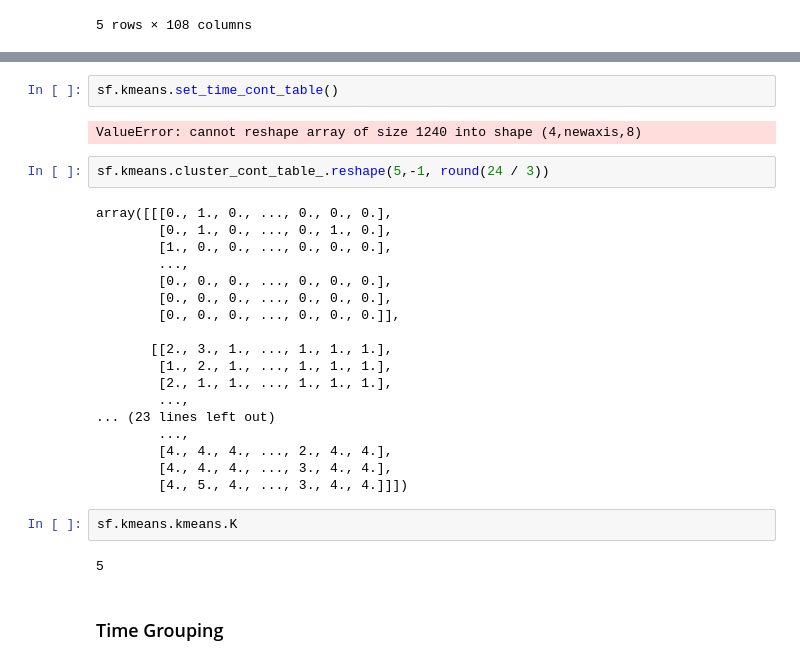
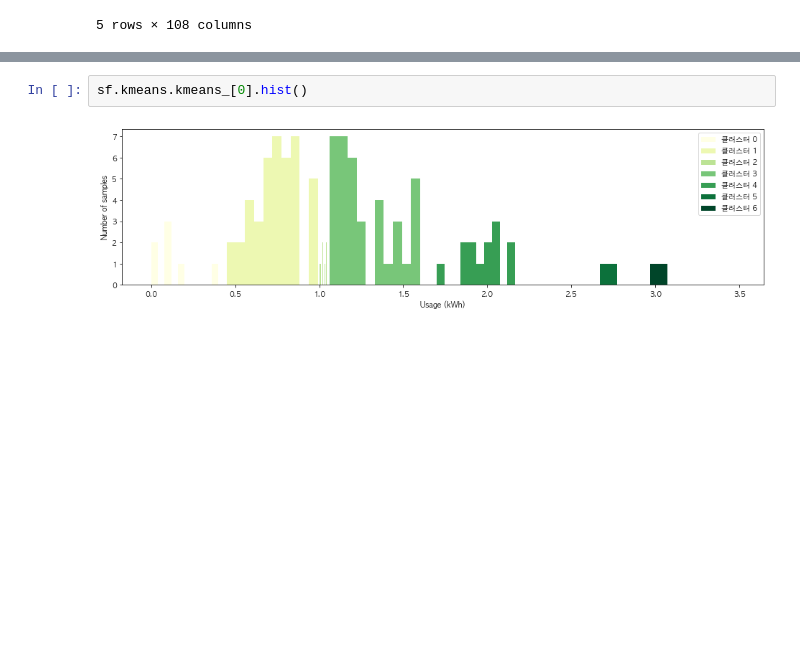
Before and after one commit to formegusto/distribution-public-fee, a Jupyter notebook: pt6. 전기절약 피드백 (TimeDivision KMeans Based).ipynb, the cells around one changed output, grey strips where cells are left out. Drawn from its saved outputs; the diff is of its cells as text; blank space fills up the shorter version.

```diff
--- a/pt6. 전기절약 피드백 (TimeDivision KMeans Based).ipynb
+++ b/pt6. 전기절약 피드백 (TimeDivision KMeans Based).ipynb
@@ -161,30 +214,4 @@ plt.show()
 # %%
-sf.kmeans.set_time_cont_table()
+sf.kmeans.kmeans_[0].hist()
 # %% [output]
-ValueError: cannot reshape array of size 1240 into shape (4,newaxis,8)
+[figure, added]
-# %%
-sf.kmeans.cluster_cont_table_.reshape(5,-1, round(24 / 3))
-# %% [output]
-array([[[0., 1., 0., ..., 0., 0., 0.],
-        [0., 1., 0., ..., 0., 1., 0.],
-        [1., 0., 0., ..., 0., 0., 0.],
-        ...,
-        [0., 0., 0., ..., 0., 0., 0.],
-        [0., 0., 0., ..., 0., 0., 0.],
-        [0., 0., 0., ..., 0., 0., 0.]],
-
-       [[2., 3., 1., ..., 1., 1., 1.],
-        [1., 2., 1., ..., 1., 1., 1.],
-        [2., 1., 1., ..., 1., 1., 1.],
-        ...,
-... (23 lines left out)
-        ...,
-        [4., 4., 4., ..., 2., 4., 4.],
-        [4., 4., 4., ..., 3., 4., 4.],
-        [4., 5., 4., ..., 3., 4., 4.]]])
-# %%
-sf.kmeans.kmeans.K
-# %% [output]
-5
-# %% [markdown]
-### Time Grouping
```
Also changed, not shown: parts of 21 cells of this notebook, 3 other files.
